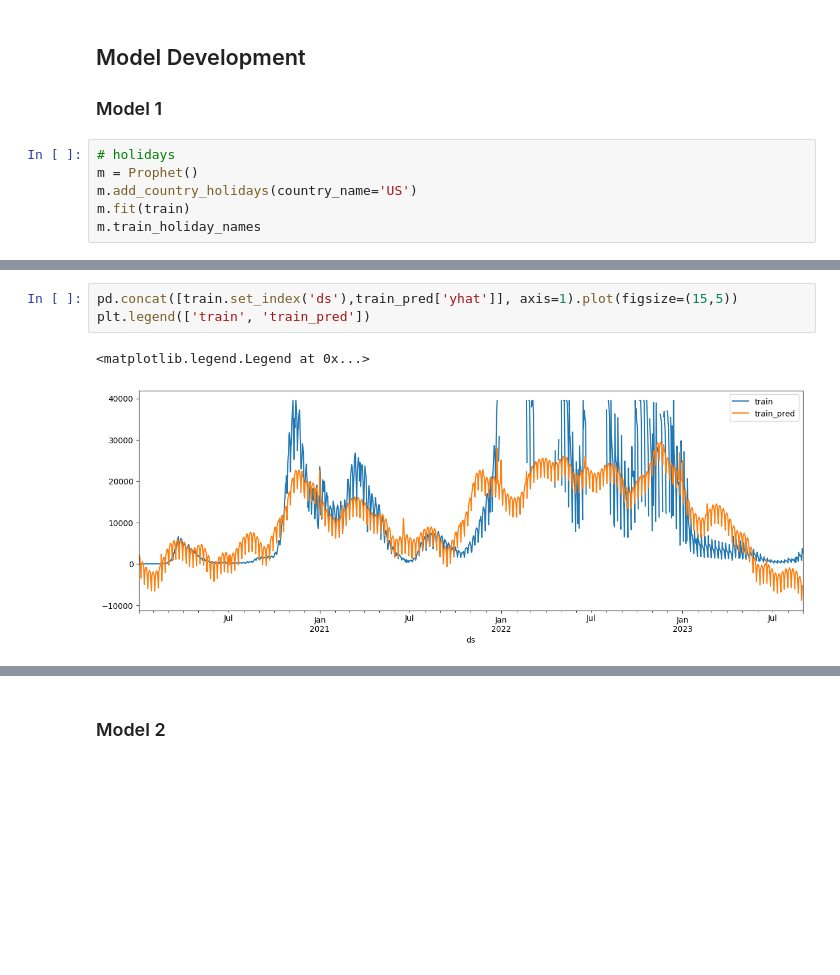
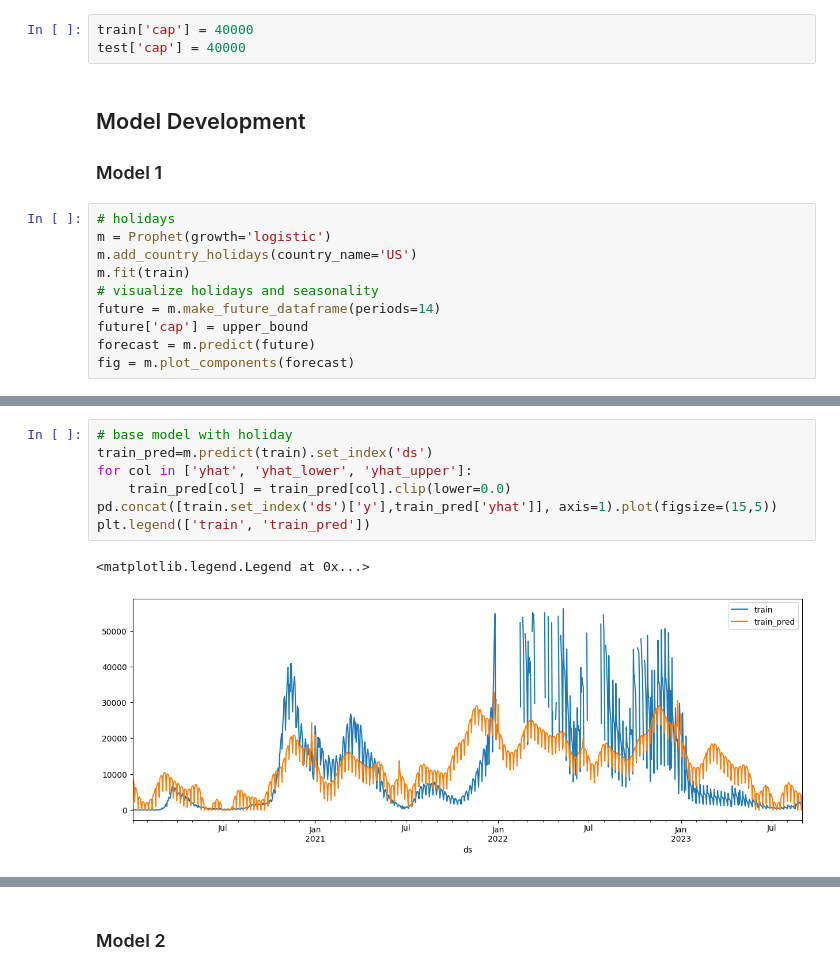
Before and after one commit to FYEH779/Stat-390-Project, a Jupyter notebook: Prophet_Single_Chanel.ipynb, the cells around one changed output, grey strips where cells are left out. Saved outputs shown, nothing was run; the diff lists cells and outputs as text; blank space fills up the shorter version.

Commit message:
updated models

```diff
--- a/Prophet_Single_Chanel.ipynb
+++ b/Prophet_Single_Chanel.ipynb
@@ -81,10 +97,17 @@ train.loc[train['y'] > upper_bound, 'y'] = None
+# %%
+train['cap'] = 40000
+test['cap'] = 40000
 # %% [markdown]
 ## Model Development
 ### Model 1
 # %%
 # holidays
-m = Prophet()
+m = Prophet(growth='logistic')
 m.add_country_holidays(country_name='US')
 m.fit(train)
-m.train_holiday_names
+# visualize holidays and seasonality
+future = m.make_future_dataframe(periods=14)
+future['cap'] = upper_bound
+forecast = m.predict(future)
+fig = m.plot_components(forecast)
 # %% [output]
@@ -129,8 +117,12 @@ train_pred.head()
 # %%
-pd.concat([train.set_index('ds'),train_pred['yhat']], axis=1).plot(figsize=(15,5))
+# base model with holiday
+train_pred=m.predict(train).set_index('ds')
+for col in ['yhat', 'yhat_lower', 'yhat_upper']:
+    train_pred[col] = train_pred[col].clip(lower=0.0)
+pd.concat([train.set_index('ds')['y'],train_pred['yhat']], axis=1).plot(figsize=(15,5))
 plt.legend(['train', 'train_pred'])
 # %% [output]
 <matplotlib.legend.Legend at 0x...>
-[figure, old version]
+[figure, new version]
 # %%
 test_pred=m.predict(test).set_index('ds')
```
Also changed, not shown: parts of 24 cells of this notebook, 5 other files.
